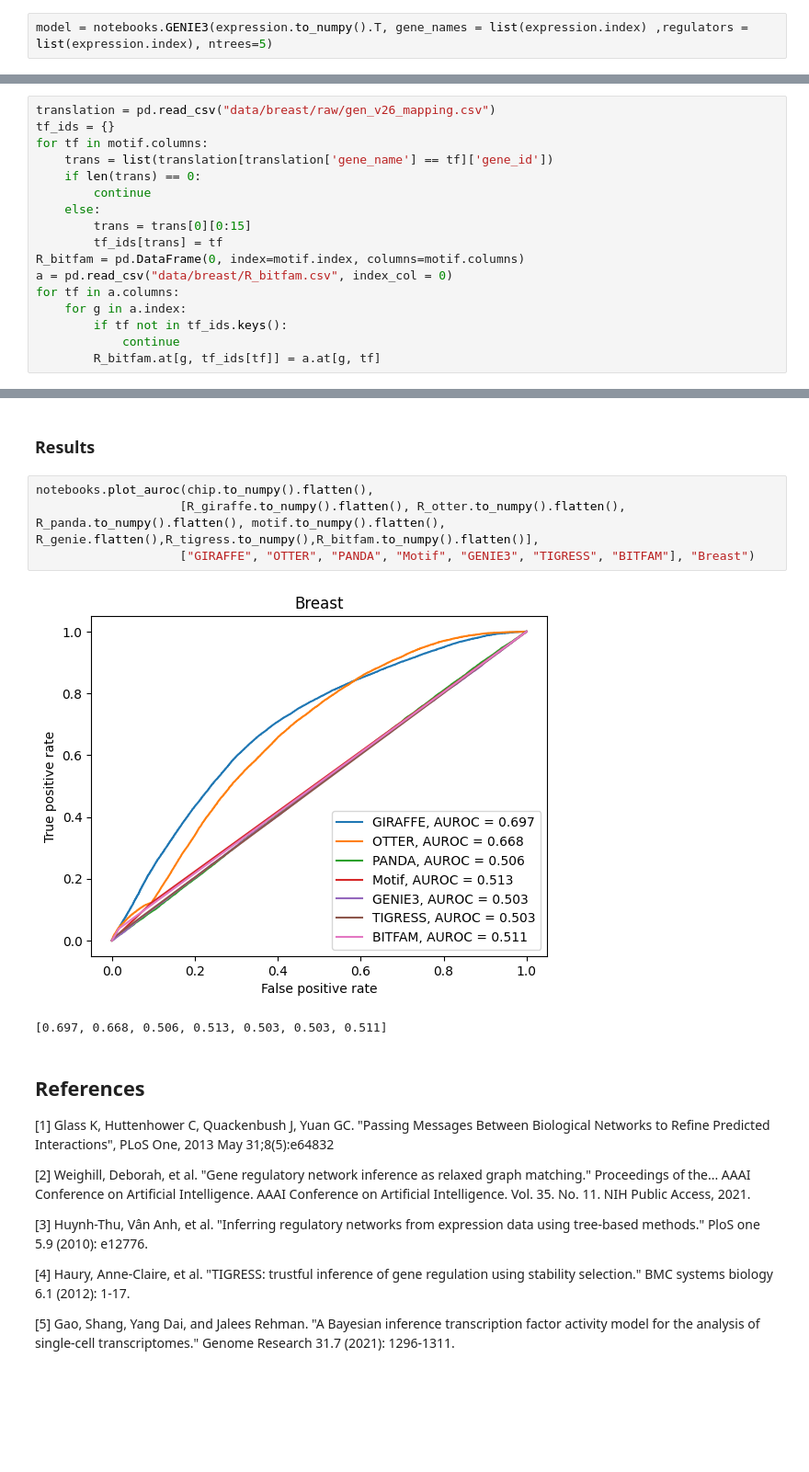
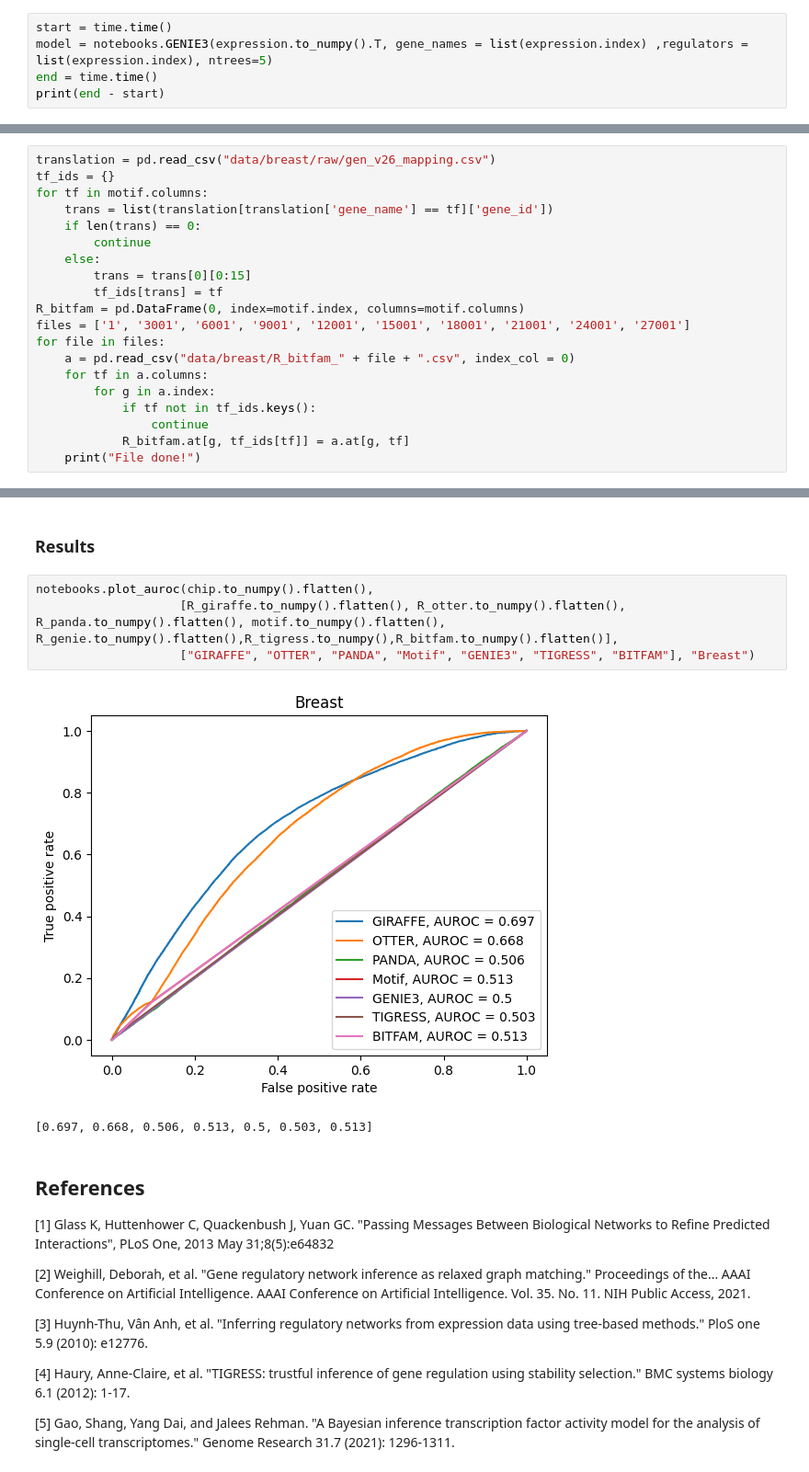
Before and after one commit to soelmicheletti/giraffe, a Jupyter notebook: notebooks/Breast.ipynb, the cells around one changed output, grey strips where cells are left out. Shown at 92% size. Cells and saved outputs as stored; diff of their text form; blank space fills up the shorter version.

```diff
--- a/notebooks/Breast.ipynb
+++ b/notebooks/Breast.ipynb
@@ -61,7 +68,10 @@ notebooks.plot_auroc(chip.to_numpy().flatten(), [motif.to_numpy().flatten()], ['
 # %% [markdown]
 ### 3.5 GENIE3 [3]
 # %%
+start = time.time()
 model = notebooks.GENIE3(expression.to_numpy().T, gene_names = list(expression.index) ,regulators = list(expression.index), ntrees=5)
+end = time.time()
+print(end - start)
 # %% [output]
 Tree method: RF
 K: sqrt
@@ -118,19 +123,22 @@ notebooks.plot_auroc(chip.to_numpy().flatten(), [R_tigress.to_numpy().flatten()]
 # %% [markdown]
 ### BITFAM[5]
-# %%
-translation = pd.read_csv("data/breast/raw/gen_v26_mapping.csv")
-tf_ids = {}
-for tf in motif.columns:
-    trans = list(translation[translation['gene_name'] == tf]['gene_id'])
-    if len(trans) == 0:
-        continue
-    else:
-        trans = trans[0][0:15]
-        tf_ids[trans] = tf
-R_bitfam = pd.DataFrame(0, index=motif.index, columns=motif.columns)
-a = pd.read_csv("data/breast/R_bitfam.csv", index_col = 0)
-for tf in a.columns:
-    for g in a.index:
-        if tf not in tf_ids.keys():
-            continue
-        R_bitfam.at[g, tf_ids[tf]] = a.at[g, tf]
+# %%
+translation = pd.read_csv("data/breast/raw/gen_v26_mapping.csv")
+tf_ids = {}
+for tf in motif.columns:
+    trans = list(translation[translation['gene_name'] == tf]['gene_id'])
+    if len(trans) == 0:
+        continue
+    else:
+        trans = trans[0][0:15]
+        tf_ids[trans] = tf
+R_bitfam = pd.DataFrame(0, index=motif.index, columns=motif.columns)
+files = ['1', '3001', '6001', '9001', '12001', '15001', '18001', '21001', '24001', '27001']
+for file in files:
+    a = pd.read_csv("data/breast/R_bitfam_" + file + ".csv", index_col = 0)
+    for tf in a.columns:
+        for g in a.index:
+            if tf not in tf_ids.keys():
+                continue
+            R_bitfam.at[g, tf_ids[tf]] = a.at[g, tf]
+    print("File done!")
@@ -137,12 +156,12 @@ for tf in a.columns:
 # %% [markdown]
 ### Results
-# %%
-notebooks.plot_auroc(chip.to_numpy().flatten(),
-                    [R_giraffe.to_numpy().flatten(), R_otter.to_numpy().flatten(), R_panda.to_numpy().flatten(), motif.to_numpy().flatten(), R_genie.flatten(),R_tigress.to_numpy(),R_bitfam.to_numpy().flatten()],
-                    ["GIRAFFE", "OTTER", "PANDA", "Motif", "GENIE3", "TIGRESS", "BITFAM"], "Breast")
-# %% [output]
-[figure, removed]
-[0.697, 0.668, 0.506, 0.513, 0.503, 0.503, 0.511]
+# %%
+notebooks.plot_auroc(chip.to_numpy().flatten(),
+                    [R_giraffe.to_numpy().flatten(), R_otter.to_numpy().flatten(), R_panda.to_numpy().flatten(), motif.to_numpy().flatten(), R_genie.to_numpy().flatten(),R_tigress.to_numpy(),R_bitfam.to_numpy().flatten()],
+                    ["GIRAFFE", "OTTER", "PANDA", "Motif", "GENIE3", "TIGRESS", "BITFAM"], "Breast")
+# %% [output]
+[figure, added]
+[0.697, 0.668, 0.506, 0.513, 0.5, 0.503, 0.513]
 # %% [markdown]
 ## References
 
```
Also changed, not shown: parts of 6 cells of this notebook, 13 other files.
